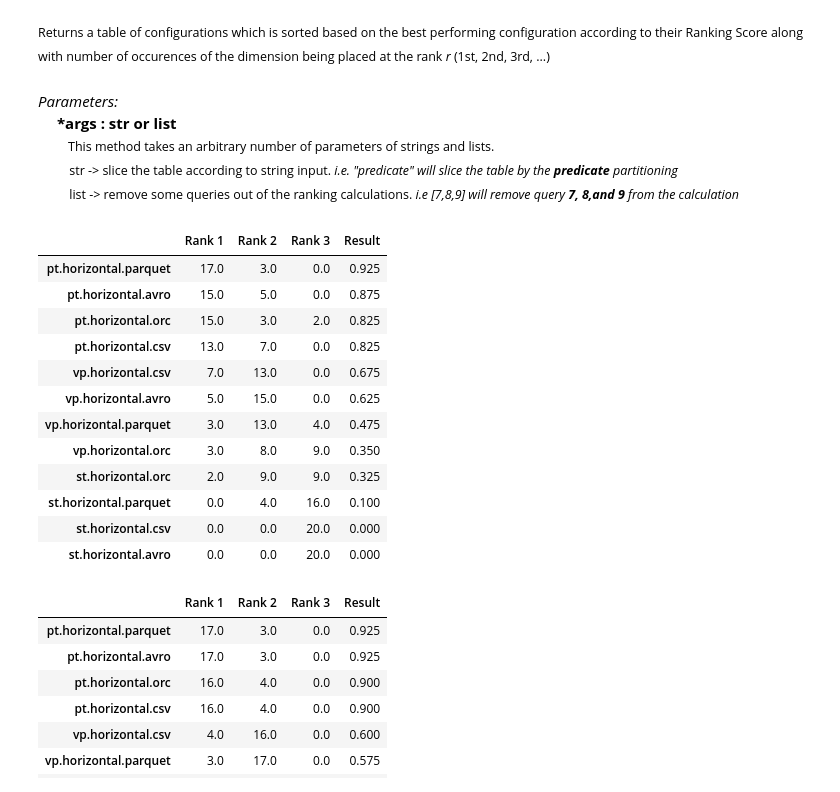
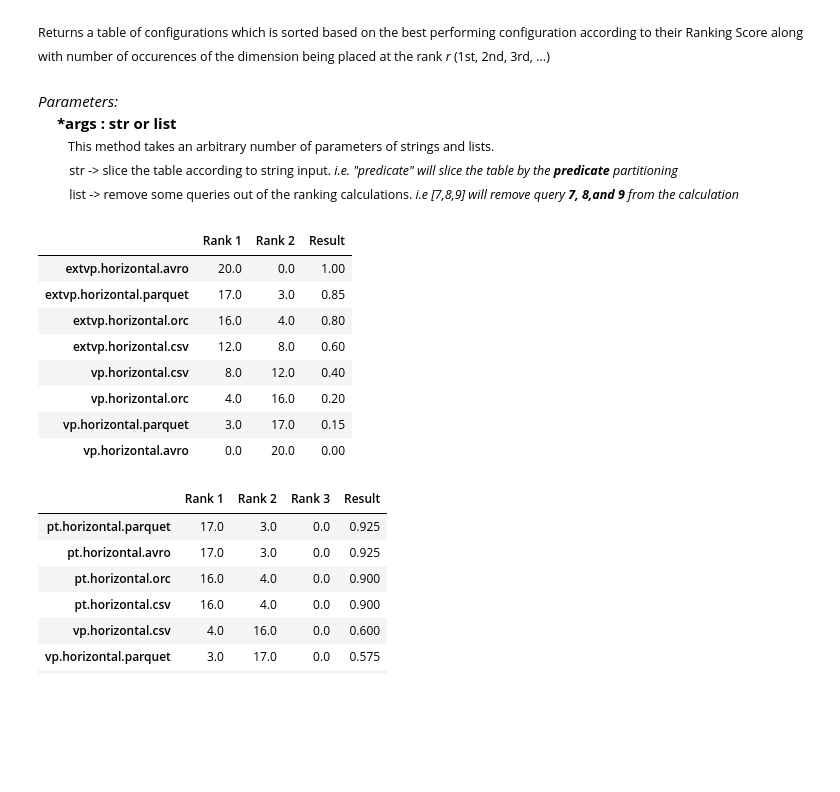
Before and after one commit to DataSystemsGroupUT/PAPyA, a Jupyter notebook: UI Module_Development/Mini_Watdiv.ipynb, the cells around one changed output. Saved outputs shown, nothing was run; the diff lists cells and outputs as text; code cells hidden in the pictures; blank space fills up the shorter version.

```diff
--- a/UI Module_Development/Mini_Watdiv.ipynb
+++ b/UI Module_Development/Mini_Watdiv.ipynb
@@ -95,21 +95,17 @@ storageSDRank_500M = SDRank(config_watdiv, logs_watdiv, '500M', 'storage')
 &emsp;&emsp;&ensp;str -> slice the table according to string input. <i>i.e. "predicate" will slice the table by the <b>predicate</b> partitioning</i><br>
 &emsp;&emsp;&ensp;list -> remove some queries out of the ranking calculations. <i>i.e [7,8,9] will remove query <b>7, 8,and 9</b> from the calculation</small></i><br>
 # %%
-schemaSDRank_100M.calculateRank()
+schemaSDRank_100M.calculateRank('horizontal')
 # %% [output]
-|  | Rank 1 | Rank 2 | Rank 3 | Result |
-| pt.horizontal.parquet | 17.0 | 3.0 | 0.0 | 0.925 |
-| pt.horizontal.avro | 15.0 | 5.0 | 0.0 | 0.875 |
-| pt.horizontal.orc | 15.0 | 3.0 | 2.0 | 0.825 |
-| pt.horizontal.csv | 13.0 | 7.0 | 0.0 | 0.825 |
-| vp.horizontal.csv | 7.0 | 13.0 | 0.0 | 0.675 |
-| vp.horizontal.avro | 5.0 | 15.0 | 0.0 | 0.625 |
-| vp.horizontal.parquet | 3.0 | 13.0 | 4.0 | 0.475 |
-| vp.horizontal.orc | 3.0 | 8.0 | 9.0 | 0.350 |
-| st.horizontal.orc | 2.0 | 9.0 | 9.0 | 0.325 |
-| st.horizontal.parquet | 0.0 | 4.0 | 16.0 | 0.100 |
-| st.horizontal.csv | 0.0 | 0.0 | 20.0 | 0.000 |
-| st.horizontal.avro | 0.0 | 0.0 | 20.0 | 0.000 |
+|  | Rank 1 | Rank 2 | Result |
+| extvp.horizontal.avro | 20.0 | 0.0 | 1.00 |
+| extvp.horizontal.parquet | 17.0 | 3.0 | 0.85 |
+| extvp.horizontal.orc | 16.0 | 4.0 | 0.80 |
+| extvp.horizontal.csv | 12.0 | 8.0 | 0.60 |
+| vp.horizontal.csv | 8.0 | 12.0 | 0.40 |
+| vp.horizontal.orc | 4.0 | 16.0 | 0.20 |
+| vp.horizontal.parquet | 3.0 | 17.0 | 0.15 |
+| vp.horizontal.avro | 0.0 | 20.0 | 0.00 |
 # %%
 schemaSDRank_250M.calculateRank()
 # %% [output]
```
Also changed, not shown: parts of 9 cells of this notebook, 2 other files.
